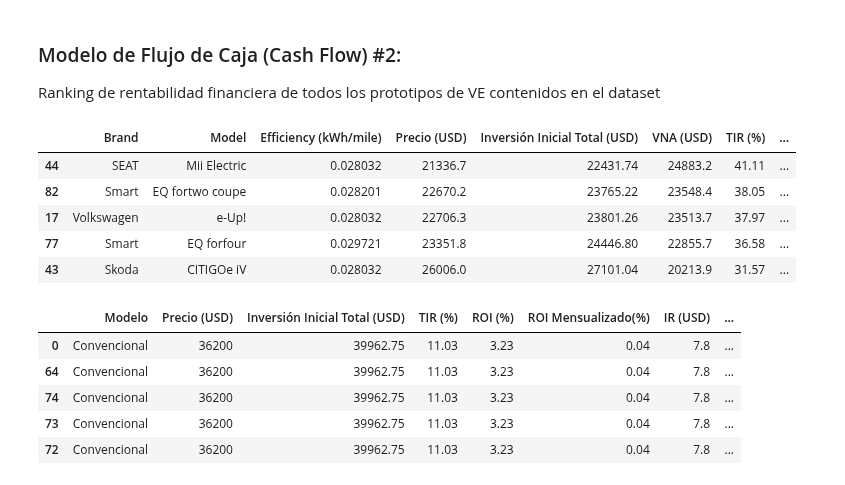
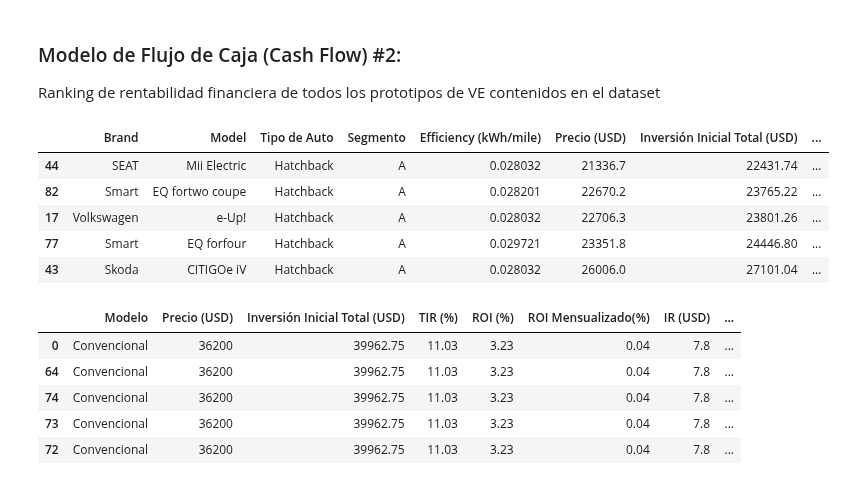
Before and after one commit to mlararossetti/ProyectoFinalSH, a Jupyter notebook: Financial Models/Cash_Flow_Model.ipynb, the cells around one changed output. Drawn from its saved outputs; the diff is of its cells as text; code cells hidden in the pictures.

Commit message:
Tipos de Vehículos

```diff
--- a/Financial Models/Cash_Flow_Model.ipynb
+++ b/Financial Models/Cash_Flow_Model.ipynb
@@ -353,6 +353,8 @@ def calcular_metricas_para_todos_los_modelos(tasa):
     for _, row in df_autos.iterrows(): #uso _, ya que no necesito el indice
         marca = row['Brand']
         modelo = row['Model']
+        tipo_de_auto = row['body_style']
+        segmento = row['segment']
         precio = row['Precio Dolar']
         eficiencia = row['Efficiency (kWh/mile)']
 
@@ -394,6 +396,8 @@ def calcular_metricas_para_todos_los_modelos(tasa):
         resultados.append({
             'Brand': marca,
             'Model': modelo,
+            'Tipo de Auto': tipo_de_auto,
+            'Segmento':segmento,
             'Efficiency (kWh/mile)' : eficiencia,
             'Precio (USD)': round(precio,1),
             'Inversión Inicial Total (USD)': inversión_electrico,
@@ -407,39 +411,39 @@ def calcular_metricas_para_todos_los_modelos(tasa):
 
         # Se agg los resultados a la lista
         resultados_conv.append({
             'Modelo': "Convencional",
             'Precio (USD)': 36200,
             'Inversión Inicial Total (USD)': inversión_convencional,
             'TIR (%)':tir_convencional,
             'ROI (%)': roi_convencional,
             'ROI Mensualizado(%)': roi_mensual_convencional,
             'IR (USD)': ir_convencional,
             'Payback Period (Años)': payback_convencional
         })
 
         # Se convierte a DataFrame
     df_resultados = pd.DataFrame(resultados)
     df_resultados_conv = pd.DataFrame(resultados_conv)
     # Se obtienen los 5 mejores con nlargest
     # top_5_modelos = df_resultados.nlargest(5, ['ROI (%)', 'IR (USD)', 'Flujo Neto Descontado (USD)'])
     df_resultados = df_resultados.sort_values(by="ROI (%)", ascending=False)
     df_resultados_conv = df_resultados_conv.sort_values(by="ROI (%)", ascending=False)
 
     return df_resultados, df_resultados_conv
     #return top_5_modelos
 
 # Se invoca la función para calcular métricas y obtener los top 5 modelos
 tasa_descuento = 0.10
 df_resultados,df_resultados_conv = calcular_metricas_para_todos_los_modelos(tasa_descuento)
 
 df_resultados.head(5)
 # %% [output]
-|  | Brand | Model | Efficiency (kWh/mile) | Precio (USD) | Inversión Inicial Total (USD) | VNA (USD) | TIR (%) | ... |
-| 44 | SEAT | Mii Electric | 0.028032 | 21336.7 | 22431.74 | 24883.2 | 41.11 | ... |
-| 82 | Smart | EQ fortwo coupe | 0.028201 | 22670.2 | 23765.22 | 23548.4 | 38.05 | ... |
-| 17 | Volkswagen | e-Up! | 0.028032 | 22706.3 | 23801.26 | 23513.7 | 37.97 | ... |
-| 77 | Smart | EQ forfour | 0.029721 | 23351.8 | 24446.80 | 22855.7 | 36.58 | ... |
-| 43 | Skoda | CITIGOe iV | 0.028032 | 26006.0 | 27101.04 | 20213.9 | 31.57 | ... |
+|  | Brand | Model | Tipo de Auto | Segmento | Efficiency (kWh/mile) | Precio (USD) | Inversión Inicial Total (USD) | ... |
+| 44 | SEAT | Mii Electric | Hatchback | A | 0.028032 | 21336.7 | 22431.74 | ... |
+| 82 | Smart | EQ fortwo coupe | Hatchback | A | 0.028201 | 22670.2 | 23765.22 | ... |
+| 17 | Volkswagen | e-Up! | Hatchback | A | 0.028032 | 22706.3 | 23801.26 | ... |
+| 77 | Smart | EQ forfour | Hatchback | A | 0.029721 | 23351.8 | 24446.80 | ... |
+| 43 | Skoda | CITIGOe iV | Hatchback | A | 0.028032 | 26006.0 | 27101.04 | ... |
 # %%
 df_resultados_conv.head(5)
 # %% [output]
```
Also changed, not shown: 3 other files.
